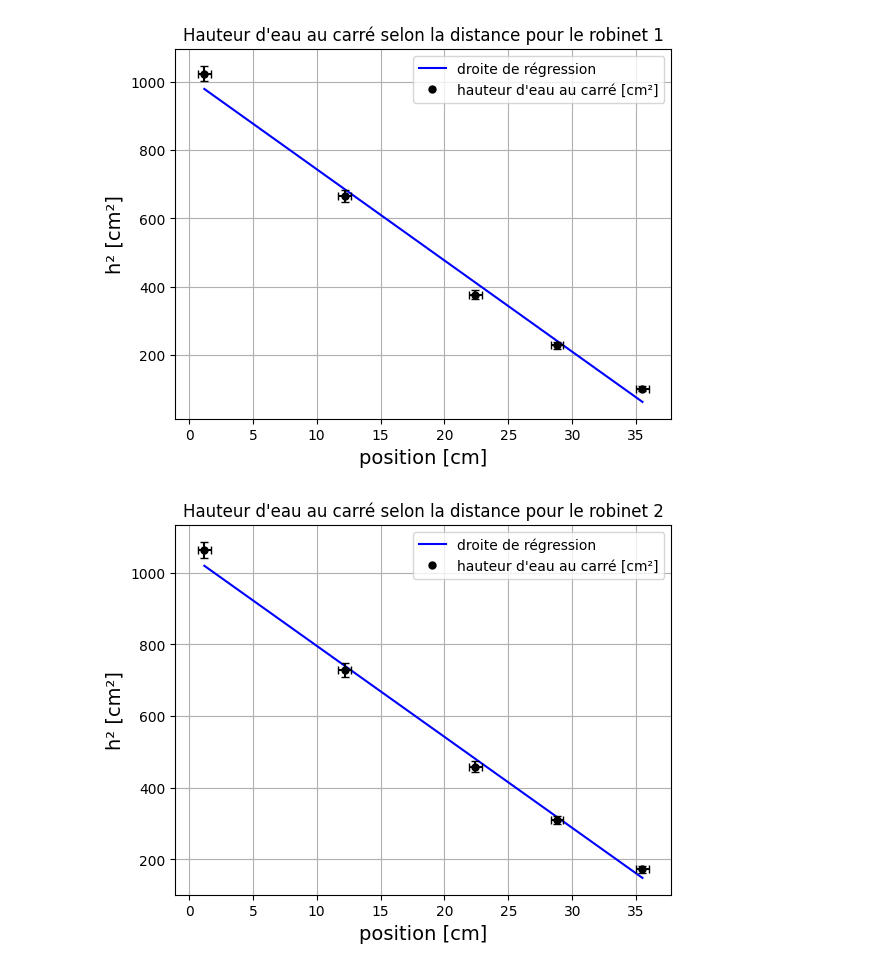
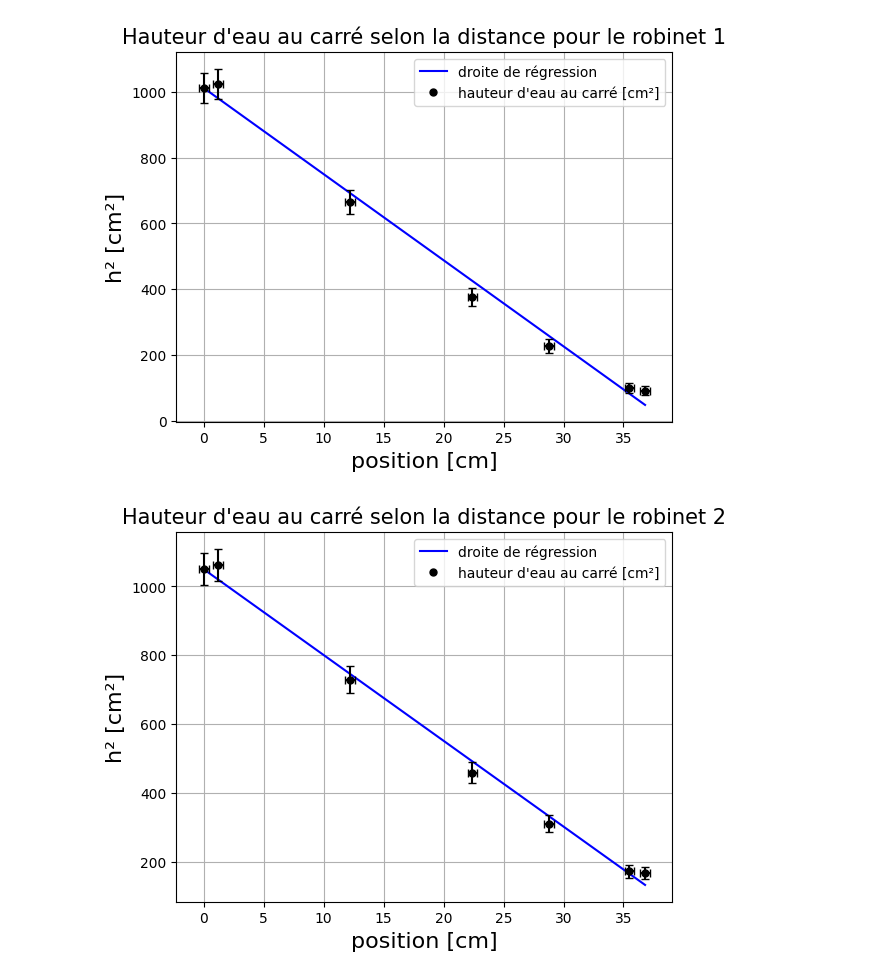
Before and after one commit to onillonn/TP_geologie, a Jupyter notebook: ecoulement_libre.ipynb, the cells around one changed output. Saved outputs shown, nothing was run; the diff lists cells and outputs as text; code cells hidden in the pictures.

```diff
--- a/ecoulement_libre.ipynb
+++ b/ecoulement_libre.ipynb
@@ -54,27 +69,29 @@ def function_for_fit5(x,h2): #H=30.4
     return 30.4**2-h2*x
 lst_fit_functions = [function_for_fit1, function_for_fit2, function_for_fit3, function_for_fit4, function_for_fit5]
 # %%
+name = ['robinet_01','robinet_02','robinet_03','robinet_04','robinet_05']
 def hauteur_carre(n):
-    pos = x[1:]
-    h = data_h[n][1:]
+    h = data_h[n]
+    herr = data_herr[n]
     h2 = h**2
     h2err = h2*(2*(herr/h)**2)**(1/2)
-    popt,pcov =curve_fit(lst_fit_functions[n],pos,h2)
+    popt,pcov =curve_fit(lst_fit_functions[n],x,h2)
     pente = popt.squeeze()
     perr = np.sqrt(pcov).squeeze()
     #affichage
     fig,ax = plt.subplots()
-    ax.plot(pos,lst_fit_functions[n](pente,pos),'b', label='droite de régression')
-    ax.plot(pos,h2,'k',marker='o', linestyle='none',linewidth=0,markersize=5, label = "hauteur d'eau au carré [cm\u00B2]")
-    ax.errorbar(pos,h2,yerr=[h2err],xerr=xerr,c='k',linestyle='none',capsize=3)
-    ax.set_xlabel('position [cm]',fontsize=14)
-    ax.set_ylabel('h\u00B2 [cm\u00B2]',fontsize=14)
+    ax.plot(x,lst_fit_functions[n](pente,x),'b', label='droite de régression')
+    ax.plot(x,h2,'k',marker='o', linestyle='none',linewidth=0,markersize=5, label = "hauteur d'eau au carré [cm\u00B2]")
+    ax.errorbar(x,h2,yerr=h2err,xerr=xerr,c='k',linestyle='none',capsize=3)
+    ax.set_xlabel('position [cm]',fontsize=16)
+    ax.set_ylabel('h\u00B2 [cm\u00B2]',fontsize=16)
     ax.grid()
-    ax.set_title(f"Hauteur d'eau au carré selon la distance pour le robinet {n+1}")
+    ax.set_title(f"Hauteur d'eau au carré selon la distance pour le robinet {n+1}", fontsize=15)
     plt.legend()
+    #plt.savefig(f'C:/Users/Nicolas Onillon/Documents/UNINe/géologie/{name[n]}.pdf')
 
 for k in range(5):
     hauteur_carre(k)
 # %% [output]
-[figure, old version]
+[figure, new version]
-[figure, old version]
+[figure, new version]
```
Also changed, not shown: parts of 7 cells of this notebook.
